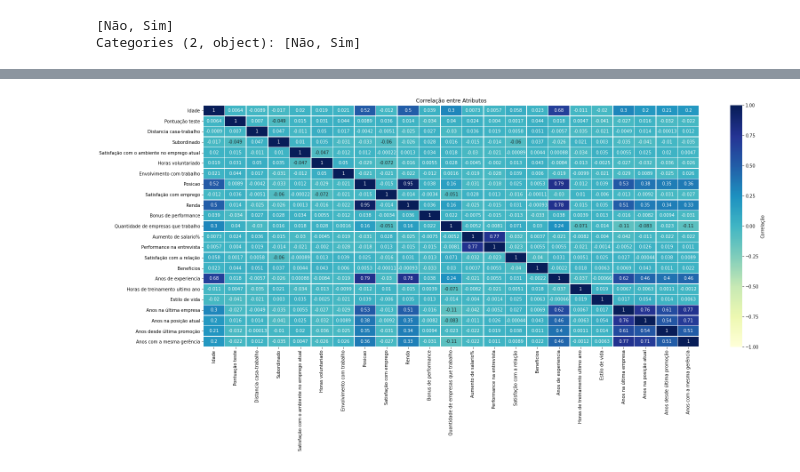
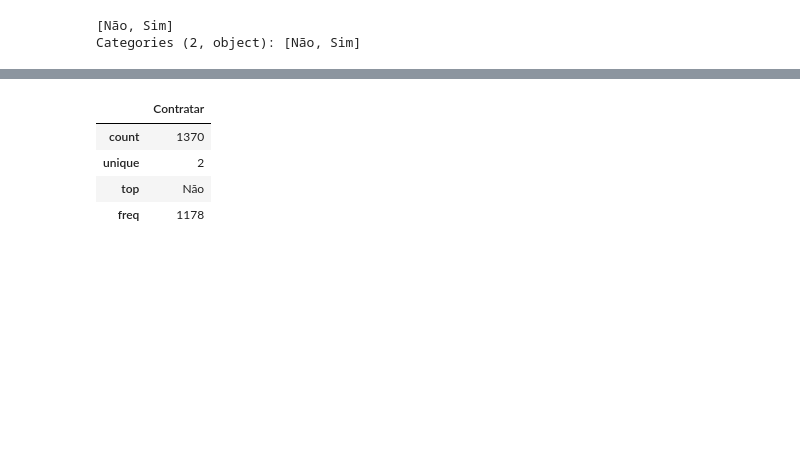
Before and after one commit to itimes-digital/maratona_ibm, a Jupyter notebook: analise_algar.ipynb, the cells around one changed output, grey strips where cells are left out. Cells and saved outputs as stored; diff of their text form; code cells hidden in the pictures; blank space fills up the shorter version.

```diff
--- a/analise_algar.ipynb
+++ b/analise_algar.ipynb
@@ -123,20 +136,0 @@ dataset_novo.head()
-# %%
-f, ax = plt.subplots(figsize=(25, 10))
-plt.title("Correlação entre Atributos")
-heat_map = sns.heatmap(dataset_novo.corr(),
-            annot=True,
-            vmin = -1,
-            vmax = 1,
-            linewidths=.5,
-            cmap="YlGnBu",
-            center=0,
-            ax=ax,
-            cbar_kws={'label': 'Correlação'})
-
-heat_map.set_xticklabels(heat_map.get_xticklabels(),
-                         rotation=90,
-                         horizontalalignment='center')
-plt.show()
-#Renda, posição, idade, anos de experiência, anos da ultima empresa, anos na posição atual, anos na mesma gerencia, anos desde a ultima posicao
-# %% [output]
-[figure, removed]
@@ -146,0 +137,9 @@ classe = base.iloc[:, 14].values
+# %%
+dataset['Contratar'].head()
+dataset[["Contratar"]].describe()
+# %% [output]
+|  | Contratar |
+| count | 1370 |
+| unique | 2 |
+| top | Não |
+| freq | 1178 |
```
Also changed, not shown: parts of 45 cells of this notebook.
